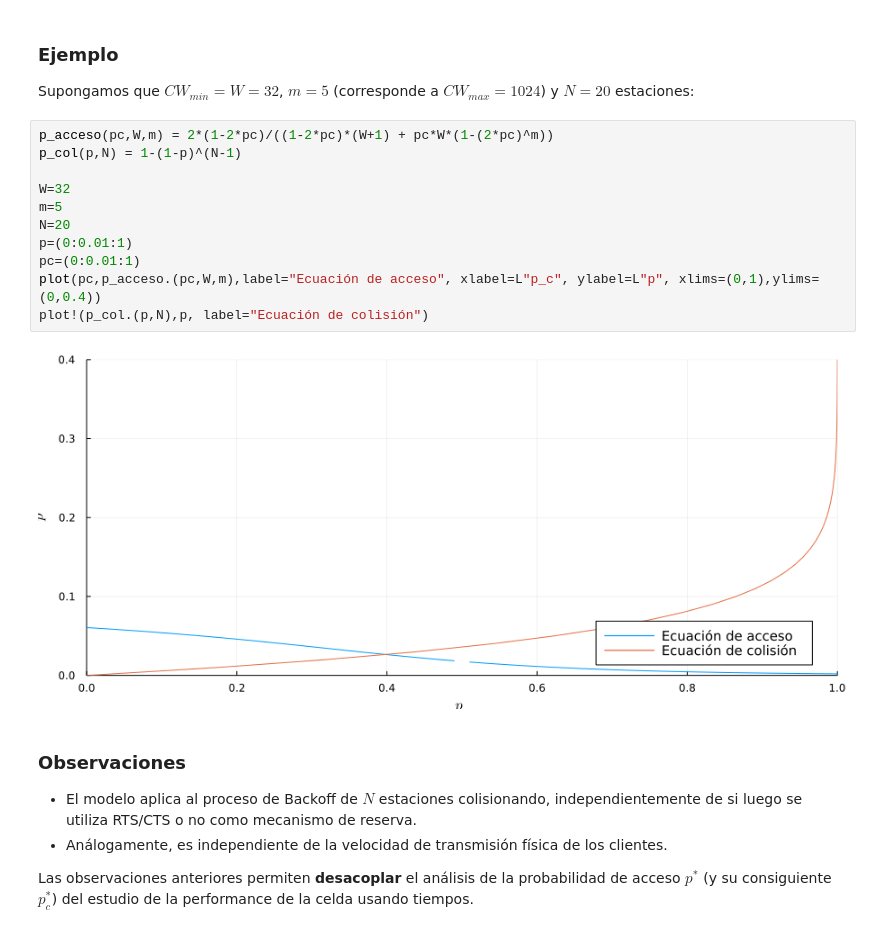
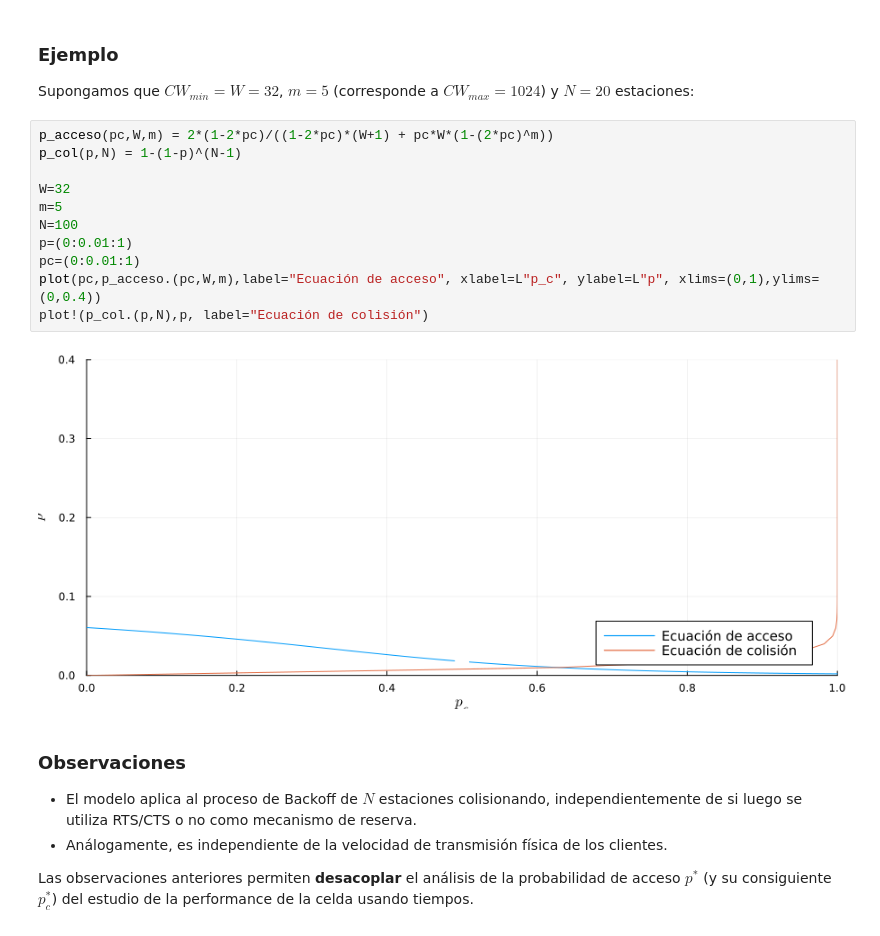
Before and after one commit to aferragu/analisisderedes, a Jupyter notebook: Tema 4 - Capa de anlace y WiFi/Control de acceso al medio - WiFi.ipynb, the cells around one changed output. Drawn from its saved outputs; the diff is of its cells as text.

```diff
--- a/Tema 4 - Capa de anlace y WiFi/Control de acceso al medio - WiFi.ipynb
+++ b/Tema 4 - Capa de anlace y WiFi/Control de acceso al medio - WiFi.ipynb
@@ -305,16 +309,16 @@ Supongamos que $CW_{min}=W=32$, $m=5$ (corresponde a $CW_{max}=1024$) y $N=20$ e
 # %%
 p_acceso(pc,W,m) = 2*(1-2*pc)/((1-2*pc)*(W+1) + pc*W*(1-(2*pc)^m))
 p_col(p,N) = 1-(1-p)^(N-1)
 
 W=32
 m=5
-N=20
+N=100
 p=(0:0.01:1)
 pc=(0:0.01:1)
 plot(pc,p_acceso.(pc,W,m),label="Ecuación de acceso", xlabel=L"p_c", ylabel=L"p", xlims=(0,1),ylims=(0,0.4))
 plot!(p_col.(p,N),p, label="Ecuación de colisión")
 # %% [output]
-[figure, old version]
+[figure, new version]
 # %% [markdown]
 ### Observaciones
 
```
Also changed, not shown: parts of 2 cells of this notebook, 3 other files.
